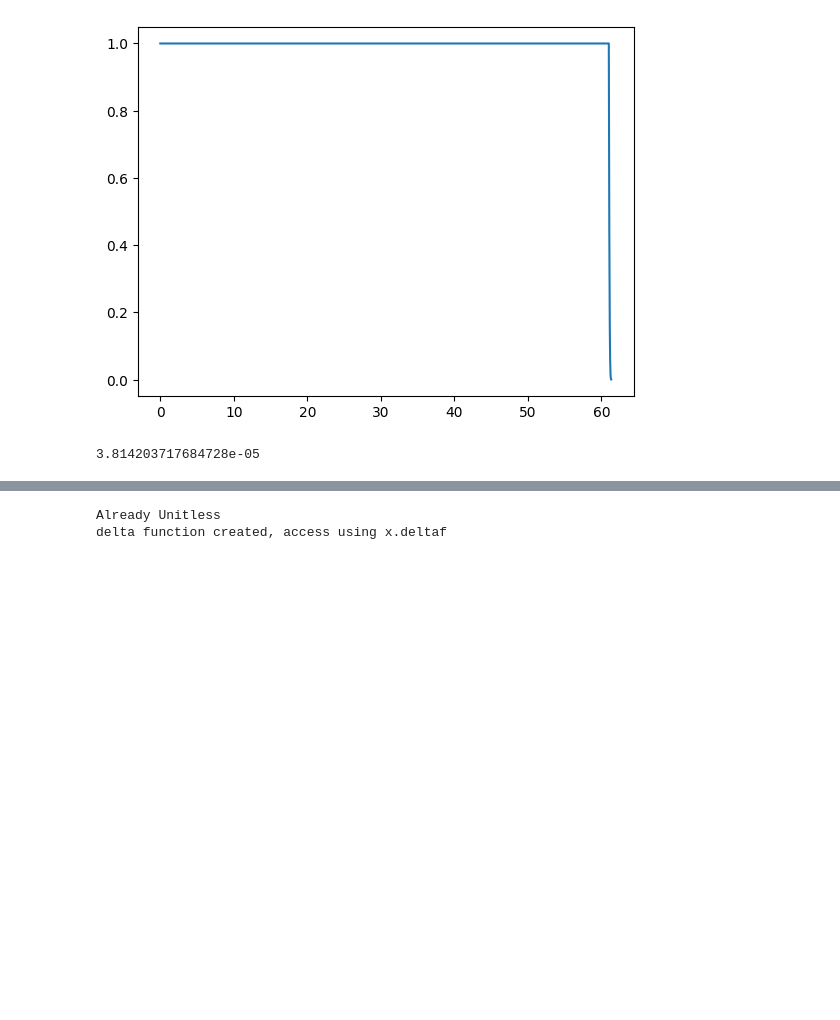
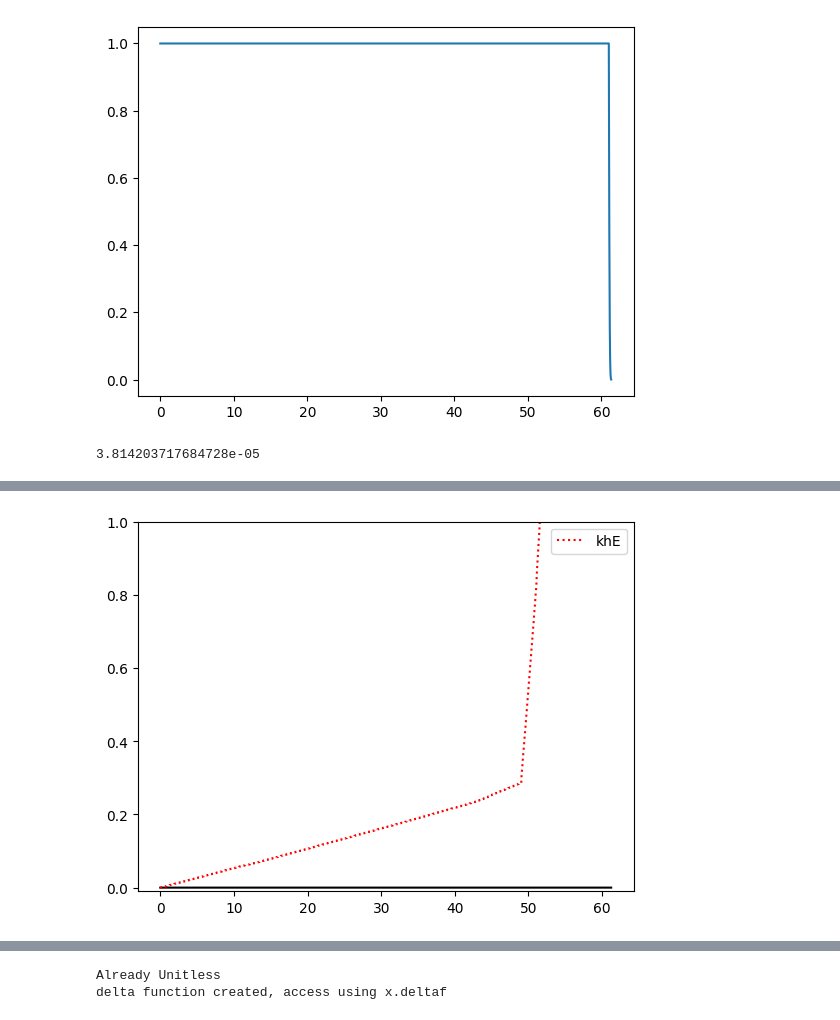
Before and after one commit to richard-von-eckardstein/GEFF, a Jupyter notebook: GEFTestGround.ipynb, the cells around one changed output, grey strips where cells are left out. Saved outputs shown, nothing was run; the diff lists cells and outputs as text; code cells hidden in the pictures; blank space fills up the shorter version.

```diff
--- a/GEFTestGround.ipynb
+++ b/GEFTestGround.ipynb
@@ -255,13 +280,15 @@ plt.show()
 # %%
 plt.plot(N2, np.zeros(kh2.size), "k-")
 plt.plot(N2, np.log(khE/khO), "r:", label="khE")
 #plt.plot(N2, khO/kh2, "b:", label="khO")
 #plt.plot(N2, kS/kh2, "g:", label="kS")
 plt.legend(loc=0)
 #plt.yscale("log")
-plt.xlim(48.5, 50.5)
+#plt.xlim(48.5, 50.5)
 plt.ylim(-1e-2, 1)
 plt.show()
+# %% [output]
+[figure, added]
 # %%
 plt.plot(N2, kh2, "k")
 plt.plot(N2, khE, "b:")
```
Also changed, not shown: parts of 10 cells of this notebook, 2 other files.
